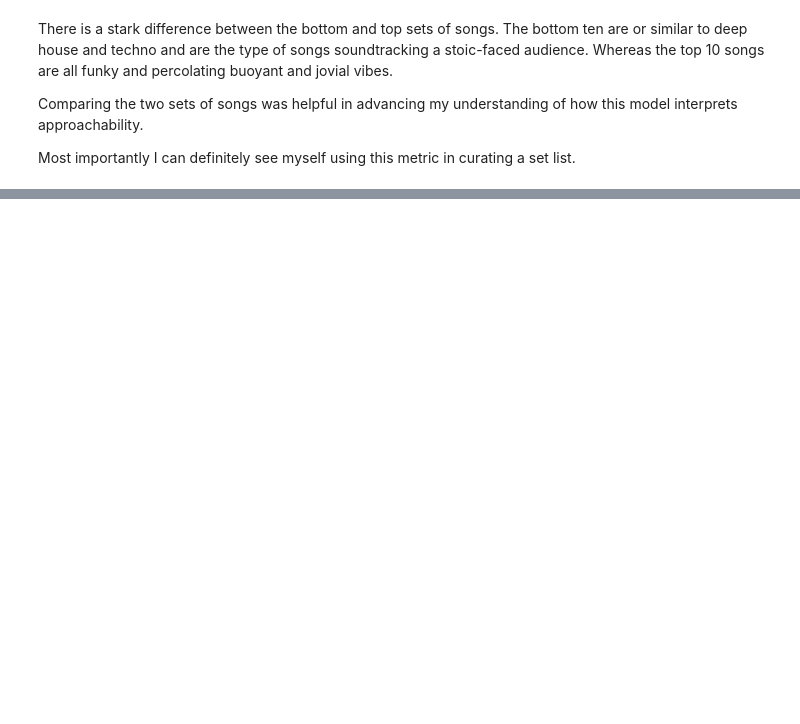
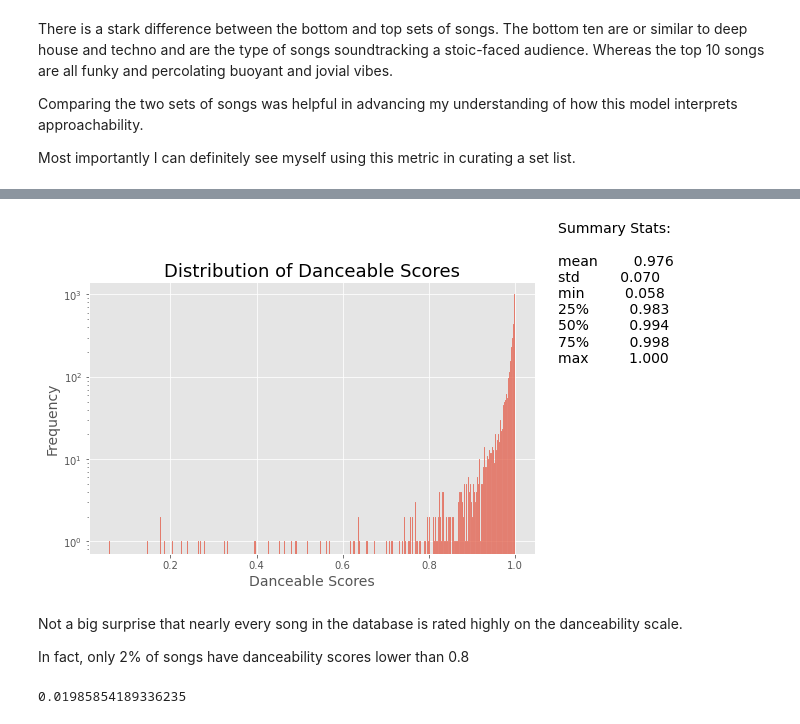
Before and after one commit to GeorgeMcIntire/DataJockey, a Jupyter notebook: Notebooks/EDA Style Classification.ipynb, the cells around one changed output, grey strips where cells are left out. Saved outputs shown, nothing was run; the diff lists cells and outputs as text; code cells hidden in the pictures; blank space fills up the shorter version.

```diff
--- a/Notebooks/EDA Style Classification.ipynb
+++ b/Notebooks/EDA Style Classification.ipynb
@@ -97,3 +101,41 @@ With those and other questions in mind, I'll go through each of the tables and s
+# %%
+class ActivationDataHub:
+
+    def __init__(self, table_name):
+
+        print(f"Loading {table_name} data")
+        self.table_name = table_name
+        self.df = pd.read_sql_query(f"SELECT * FROM {self.table_name}",con = conn).set_index("sid").applymap(lambda x:x[0])
+
+        self.df_mean = self.df.applymap(lambda x:x.mean())
+        self.df_std = self.df.applymap(lambda x:x.std())
+
+
+    def dist_viz(self, col, figsize = (8, 5)):
+        """
+        This function shows a histogram of the average activation scores for a specified column
+        along with the summary statistics.
+        """
+        plt.figure(figsize = figsize)
+        series = self.df_mean[col]
+        ax = sb.histplot(x= series)
+        ax.set_title(f"Distribution of {series.name.title()} Scores", fontsize = 18)
+        ax.set_ylabel("Frequency", fontsize = 14)
+        ax.set_xlabel(series.name.title() + " scores".title(), fontsize = 14)
+        sum_stats = series.describe().round(3).__str__()
+        sum_stats = "Summary Stats: \n"+ sum_stats[sum_stats.find("\n"):sum_stats.find("\nName")]
+        ax.annotate(sum_stats, (1.1,150), annotation_clip=False, fontsize= 14);
+
+    def top_songs(self, col, n = 10, ascending = False):
+        series = self.df_mean[col]
+        if ascending:
+            top_scores = series.nsmallest(n)
+        else:
+            top_scores = series.nlargest(n)
+        return pd.concat([tags, top_scores],
+                         axis = 1).dropna(subset=[series.name])[["title",
+                                                                "artist", series.name]].sort_values(by = series.name,
+                                                                                            ascending=ascending)
 # %% [markdown]
 **Approachability**
 
@@ -308,0 +296,4 @@ Most importantly I can definitely see myself using this metric in curating a set
+# %%
+table = tables[1]
+dance = ActivationDataHub(table_name=table)
+dance.df.head()
@@ -308,0 +309,13 @@ Most importantly I can definitely see myself using this metric in curating a set
+# %%
+dance.dist_viz("danceable")
+plt.yscale("log")
+# %% [output]
+[figure, added]
+# %% [markdown]
+Not a big surprise that nearly every song in the database is rated highly on the danceability scale.
+
+In fact, only 2% of songs have danceability scores lower than 0.8
+# %%
+np.mean(dance.df_mean.danceable<.8)
+# %% [output]
+0.01985854189336235
```
Also changed, not shown: parts of 81 cells of this notebook, 3 other files.
